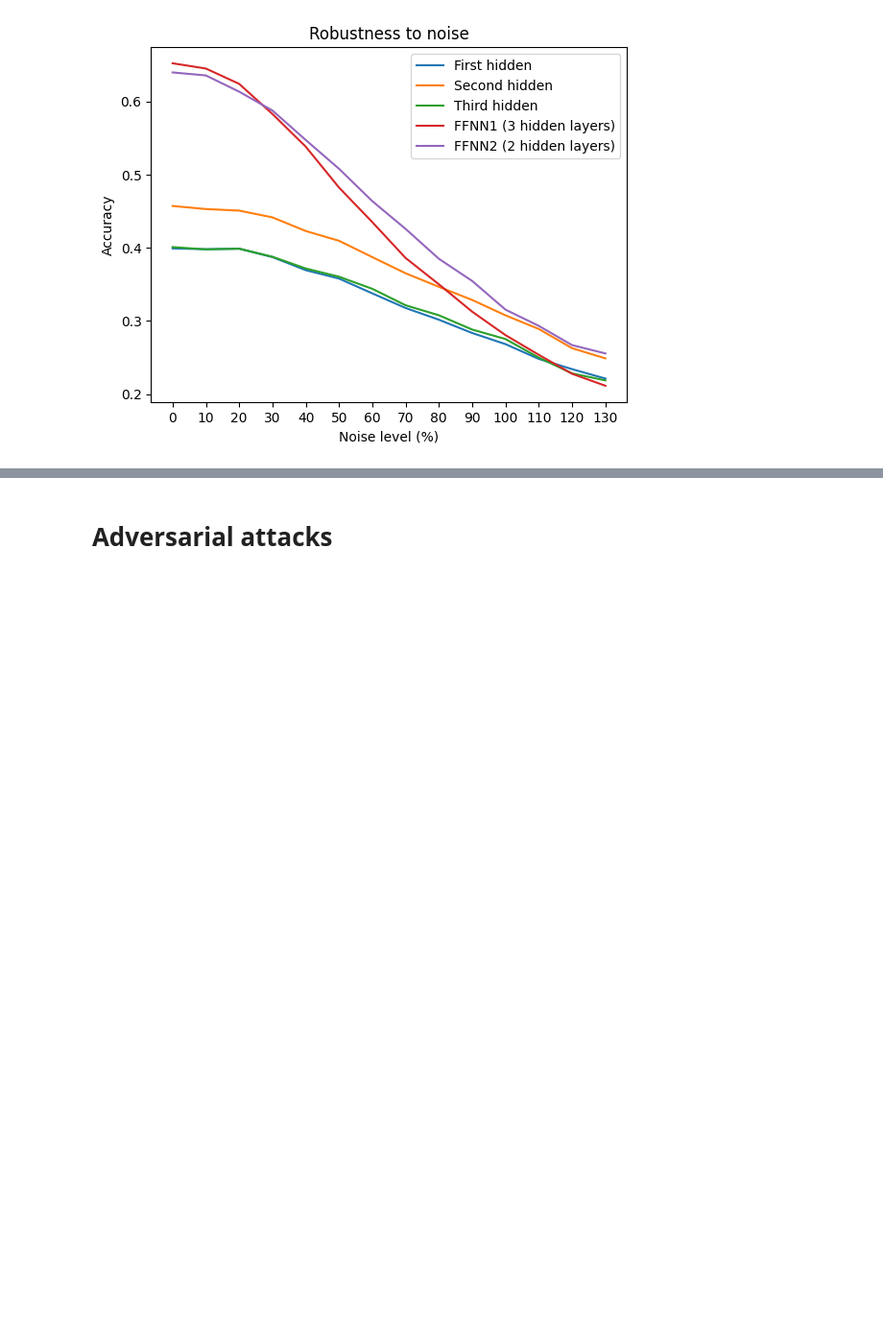
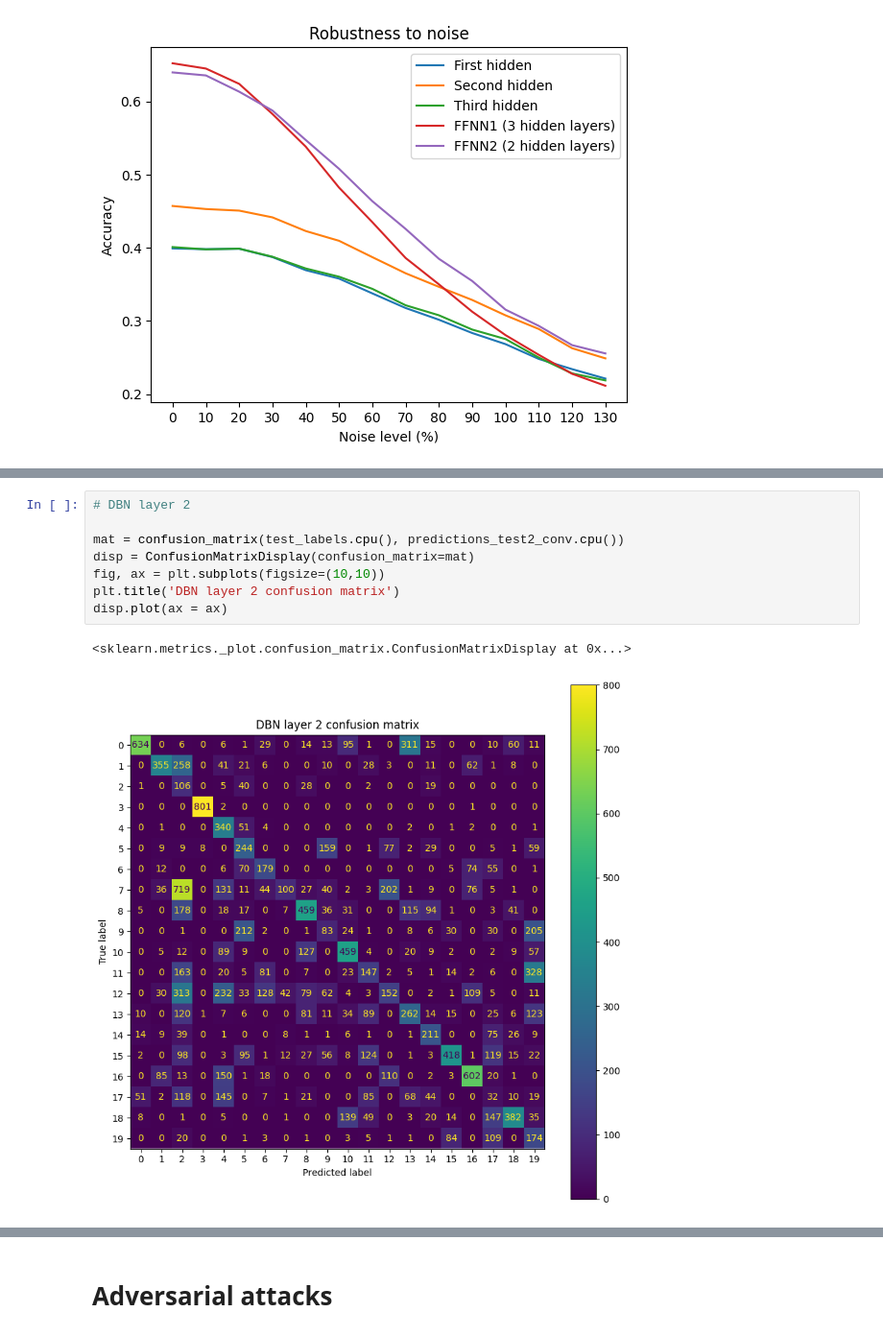
Before and after one commit to RoGellert/image_recognition, a Jupyter notebook: image_recognition_models.ipynb, the cells around one changed output, grey strips where cells are left out. Shown at 96% size. Saved outputs shown, nothing was run; the diff lists cells and outputs as text; blank space fills up the shorter version.

```diff
--- a/image_recognition_models.ipynb
+++ b/image_recognition_models.ipynb
@@ -893,0 +1039,11 @@ plot_noise_robustness_curves(noise_levels)
+# %%
+# DBN layer 2
+
+mat = confusion_matrix(test_labels.cpu(), predictions_test2_conv.cpu())
+disp = ConfusionMatrixDisplay(confusion_matrix=mat)
+fig, ax = plt.subplots(figsize=(10,10))
+plt.title('DBN layer 2 confusion matrix')
+disp.plot(ax = ax)
+# %% [output]
+<sklearn.metrics._plot.confusion_matrix.ConfusionMatrixDisplay at 0x...>
+[figure, added]
```
Also changed, not shown: parts of 39 cells of this notebook.
